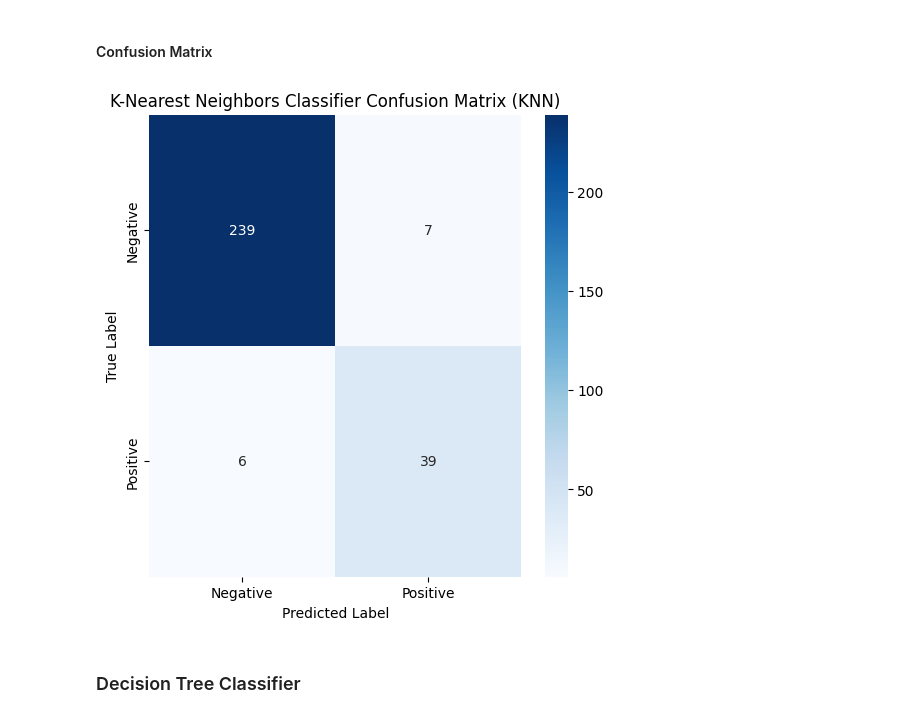
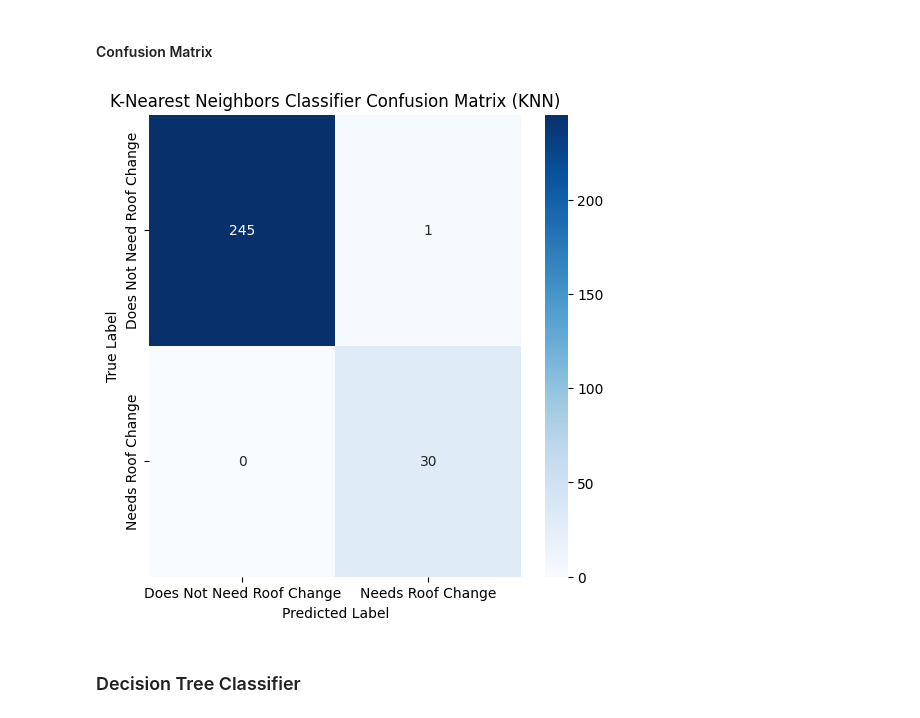
Before and after one commit to Fernando-Cortes-Renteria/DataMiningProject, a Jupyter notebook: main.ipynb, the cells around one changed output. Saved outputs shown, nothing was run; the diff lists cells and outputs as text; code cells hidden in the pictures.

```diff
--- a/main.ipynb
+++ b/main.ipynb
@@ -588,10 +491,8 @@ from sklearn.metrics import confusion_matrix
 # %% [markdown]
 ### KNeighbors Classifier (KNN)
-# %%
-clf = KNeighborsClassifier()
-
-# fitting the model to the data
-clf.fit(X_train_scaled, y_train)
-
-# testing predictions on the test dataset
-y_pred_knn = clf.predict(X_test_scaled)
+# %%
+# initial run of the model
+knn = KNeighborsClassifier()
+
+# fitting the model to the data
+knn.fit(X_train_scaled, y_train)
@@ -597,0 +503,8 @@ y_pred_knn = clf.predict(X_test_scaled)
+# %%
+from sklearn.model_selection import GridSearchCV
+
+param_grid = {"n_neighbors": range(1, 10)}
+grid = GridSearchCV(KNeighborsClassifier(), param_grid, cv=5)
+grid.fit(X_train_scaled, y_train)
+
+print("Best k:", grid.best_params_)
@@ -597,0 +535,8 @@ y_pred_knn = clf.predict(X_test_scaled)
+# %%
+# adjusting parameters
+knn = KNeighborsClassifier(n_neighbors=2)
+# fitting the model to the data
+knn.fit(X_train_scaled, y_train)
+
+# testing predictions on the test dataset
+y_pred_knn = knn.predict(X_test_scaled)
@@ -616,16 +592,16 @@ weighted avg       0.95      0.96      0.96       291
 #### Confusion Matrix
 # %%
 cm_knn = confusion_matrix(y_pred_knn, y_test)
-labels = ['Negative','Positive']
+labels = ['Does Not Need Roof Change','Needs Roof Change']
 
 plt.figure(figsize=(6,6))
 sns.heatmap(cm_knn, annot=True, fmt='d', cmap='Blues', xticklabels=labels, yticklabels=labels)
 plt.xlabel('Predicted Label')
 plt.ylabel('True Label')
 plt.title('K-Nearest Neighbors Classifier Confusion Matrix (KNN)')
 plt.show()
 # %% [output]
-[figure, old version]
+[figure, new version]
 # %% [markdown]
 ### Decision Tree Classifier
 # %%
```
Also changed, not shown: parts of 57 cells of this notebook, 12 other files.
